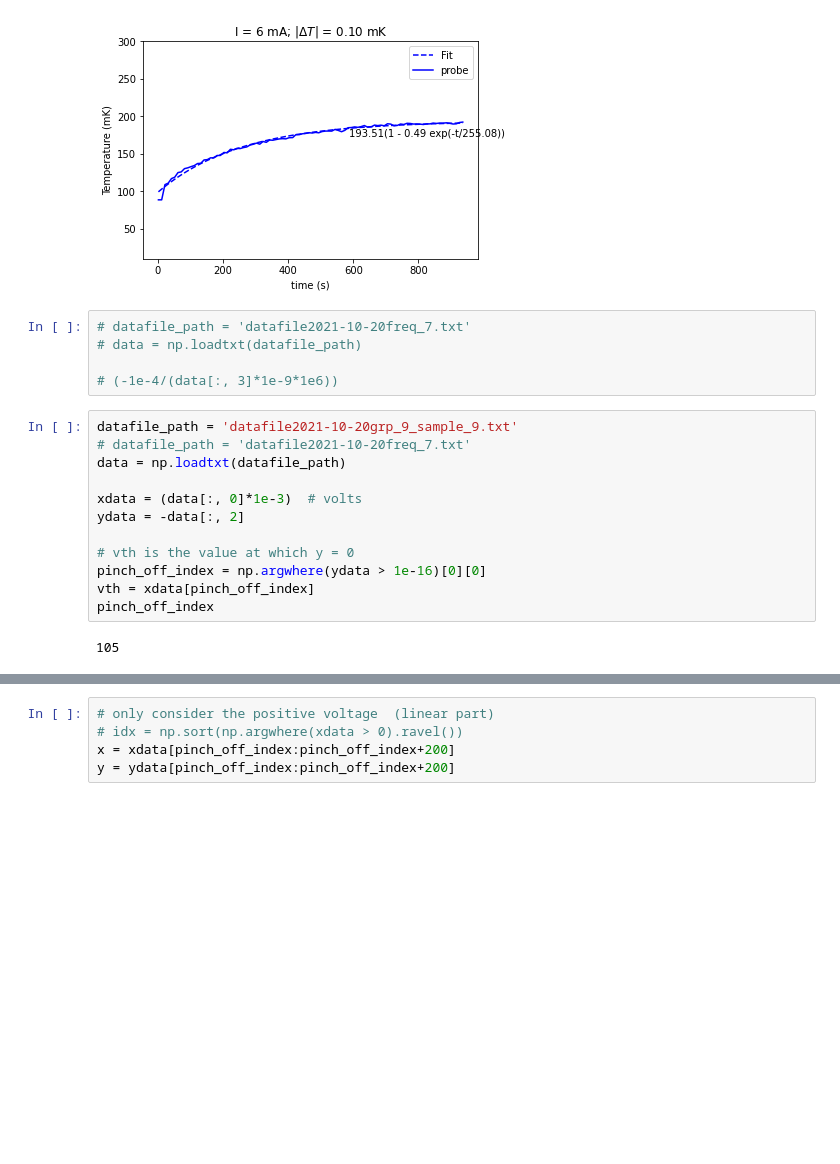
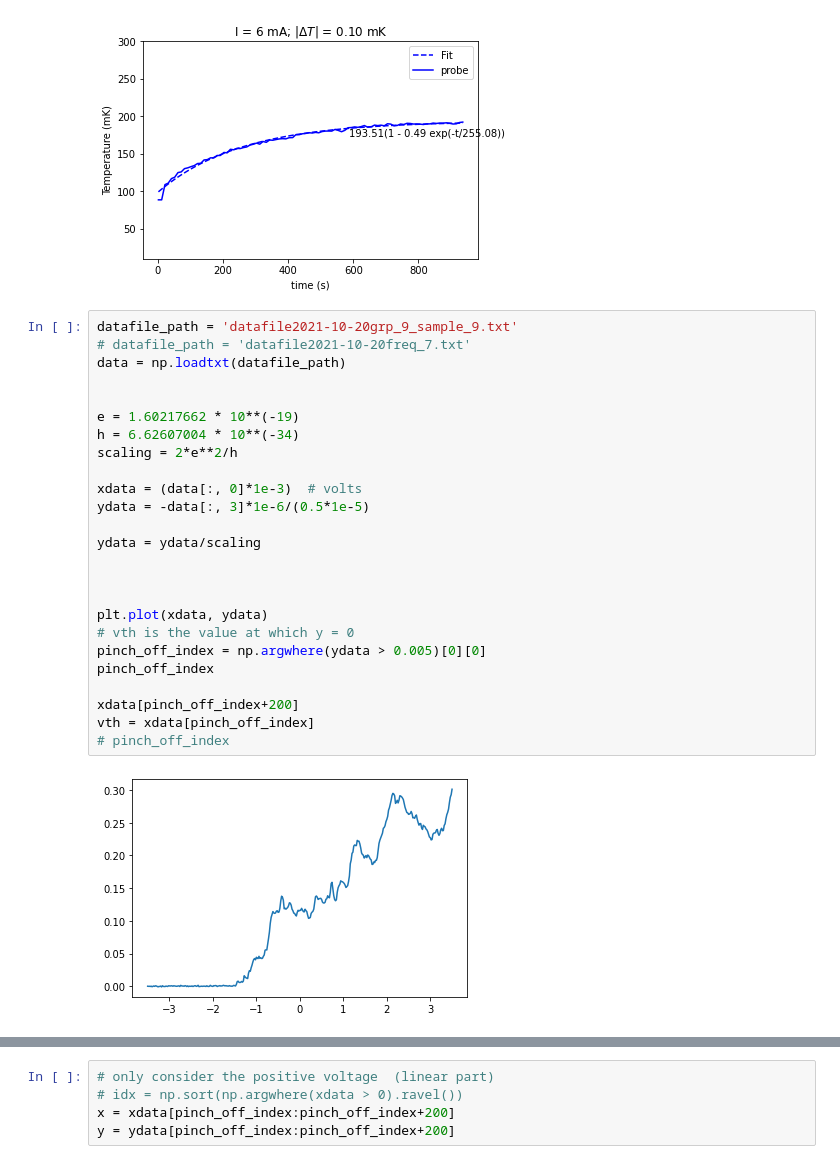
Before and after one commit to quantshah/qdp-lab, a Jupyter notebook: fit.ipynb, the cells around one changed output, grey strips where cells are left out. Cells and saved outputs as stored; diff of their text form; blank space fills up the shorter version.

```diff
--- a/fit.ipynb
+++ b/fit.ipynb
@@ -99,22 +116,30 @@ for i, idx in enumerate(fnames):
 [figure]
 [figure]
 [figure]
-# %%
-# datafile_path = 'datafile2021-10-20freq_7.txt'
-# data = np.loadtxt(datafile_path)
-
-# (-1e-4/(data[:, 3]*1e-9*1e6))
 # %%
 datafile_path = 'datafile2021-10-20grp_9_sample_9.txt'
 # datafile_path = 'datafile2021-10-20freq_7.txt'
 data = np.loadtxt(datafile_path)
 
+
+e = 1.60217662 * 10**(-19)
+h = 6.62607004 * 10**(-34)
+scaling = 2*e**2/h
+
 xdata = (data[:, 0]*1e-3)  # volts
-ydata = -data[:, 2]
+ydata = -data[:, 3]*1e-6/(0.5*1e-5)
 
+ydata = ydata/scaling
+
+
+
+plt.plot(xdata, ydata)
 # vth is the value at which y = 0
-pinch_off_index = np.argwhere(ydata > 1e-16)[0][0]
+pinch_off_index = np.argwhere(ydata > 0.005)[0][0]
+pinch_off_index
+
+xdata[pinch_off_index+200]
 vth = xdata[pinch_off_index]
-pinch_off_index
+# pinch_off_index
 # %% [output]
-105
+[figure, added]
```
Also changed, not shown: parts of 7 cells of this notebook.
